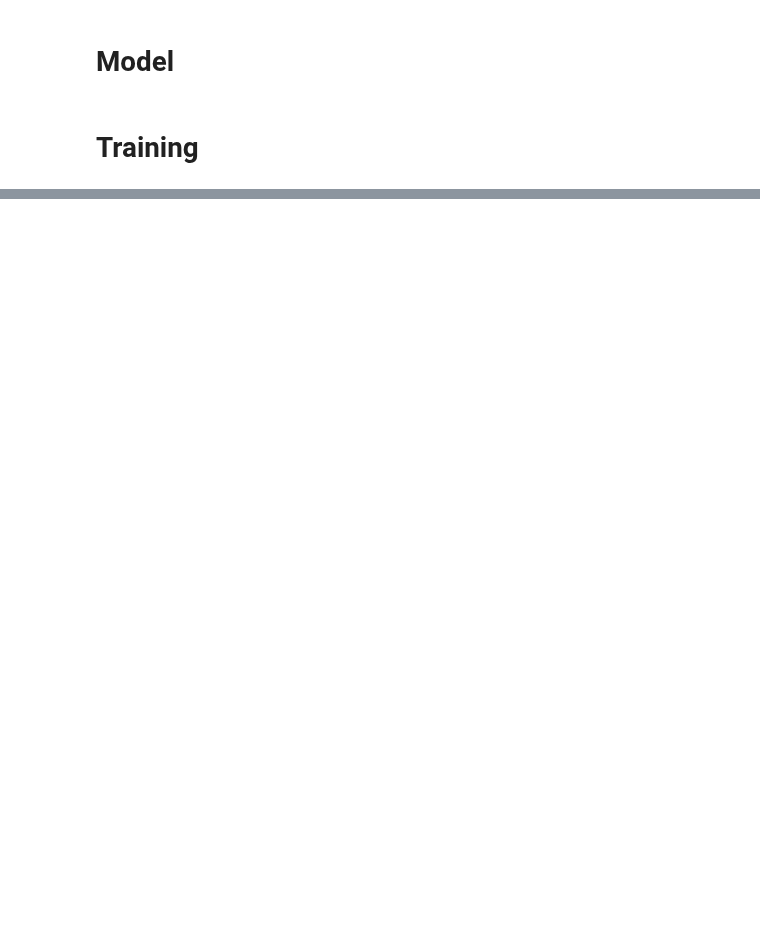
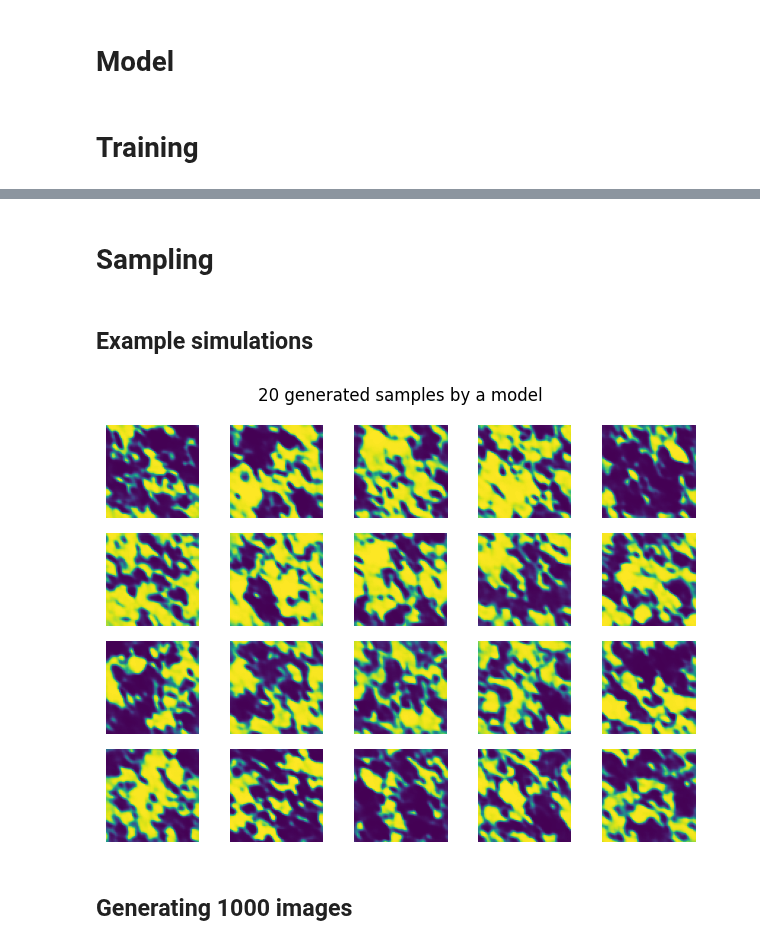
Before and after one commit to pSzyc/Ising, a Jupyter notebook: Model/VAE.ipynb, the cells around one changed output, grey strips where cells are left out. Drawn from its saved outputs; the diff is of its cells as text; code cells hidden in the pictures; blank space fills up the shorter version.

```diff
--- a/Model/VAE.ipynb
+++ b/Model/VAE.ipynb
@@ -226,2 +228,30 @@ with contextlib.ExitStack() as stack:
 # %%
 model.save_weights('models/vae.h5',save_format='h5')
+# %% [markdown]
+# Sampling
+# %%
+def sample(num_examples_to_generate):
+    random_mean = tf.random.normal(
+    shape=[num_examples_to_generate, latent_dim])
+    log_var = tf.random.normal(
+    shape=[num_examples_to_generate, latent_dim])
+
+    z = model.reparameterize(random_mean, log_var)
+    predictions = model.sample(z)
+    return tf.squeeze(predictions)
+
+num_examples_to_generate = 20
+# %% [markdown]
+## Example simulations
+# %%
+predictions = sample(num_examples_to_generate)
+plt.suptitle("20 image probabilities generated by a model")
+for i in range(num_examples_to_generate):
+    plt.subplot(4, 5, i + 1)
+    plt.gca().axis('off')
+    plt.imshow(predictions[i, : , :], vmin=0, vmax=1)
+plt.tight_layout()
+# %% [output]
+[figure, added]
+# %% [markdown]
+## Generating 1000 images
```
Also changed, not shown: parts of 13 cells of this notebook, 14 other files.
